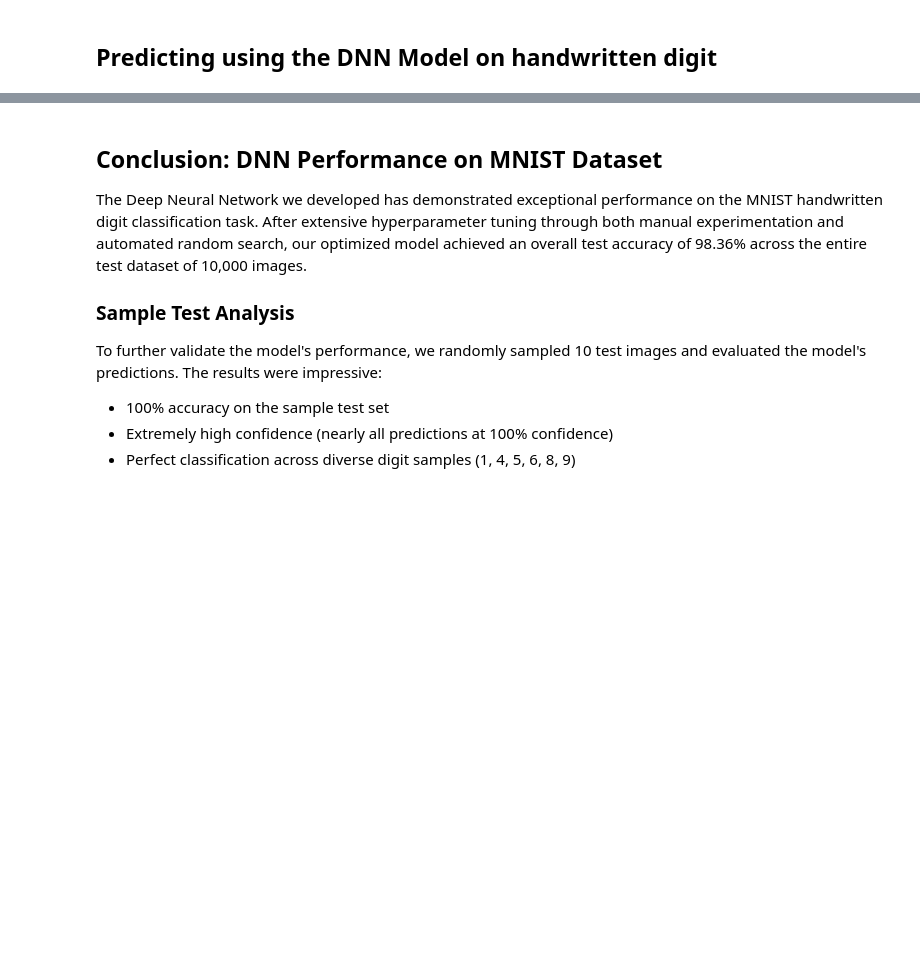
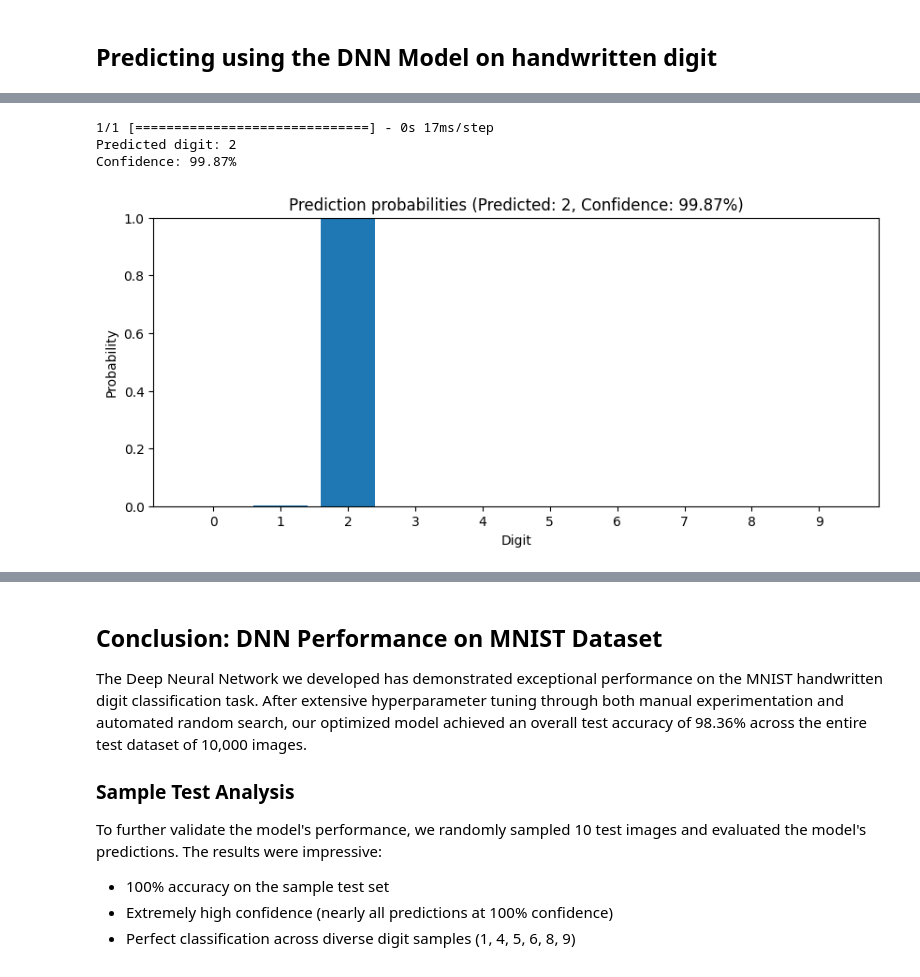
Before and after one commit to joseph-ishola/MNIST, a Jupyter notebook: script.ipynb, the cells around one changed output, grey strips where cells are left out. Cells and saved outputs as stored; diff of their text form; code cells hidden in the pictures; blank space fills up the shorter version.

```diff
--- a/script.ipynb
+++ b/script.ipynb
@@ -731,0 +772,32 @@ image = cv2.imread('handwritten_digit.jpg', cv2.IMREAD_GRAYSCALE)
+# %%
+def predict(image, model):
+    # Expand dimensions to match model input: (1, 28, 28, 1)
+    image = np.expand_dims(image, axis=(0, -1))
+
+    # Get Prediction
+    prediction = model.predict(image)[0]
+    predicted_label = np.argmax(prediction)
+    confidence = prediction[predicted_label] * 100
+
+    # Display the prediction
+    print("Predicted digit:", predicted_label)
+    print(f"Confidence: {confidence:.2f}%")
+
+    # Plot the prediction probabilities
+    plt.figure(figsize=(10, 4))
+    plt.bar(range(10), prediction)
+    plt.xticks(range(10))
+    plt.xlabel('Digit')
+    plt.ylabel('Probability')
+    plt.title(f'Prediction probabilities (Predicted: {predicted_label}, Confidence: {confidence:.2f}%)')
+    plt.ylim(0, 1)
+    plt.show()
+
+    return prediction, predicted_label, confidence
+# %%
+prediction, predicted_label, confidence = predict(image2, dnn_model)
+# %% [output]
+1/1 [==============================] - 0s 17ms/step
+Predicted digit: 2
+Confidence: 99.87%
+[figure, added]
```
Also changed, not shown: parts of 15 cells of this notebook.
